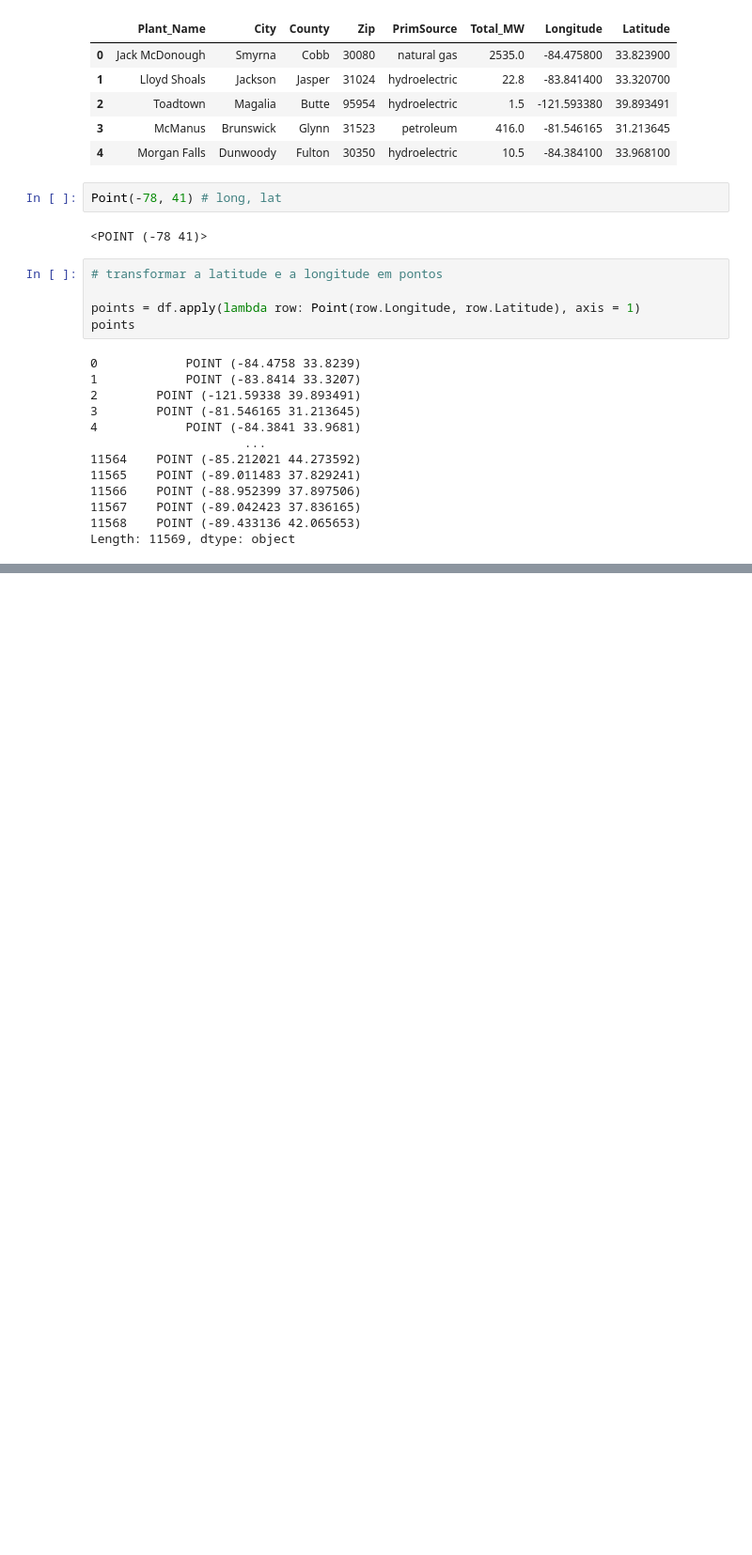
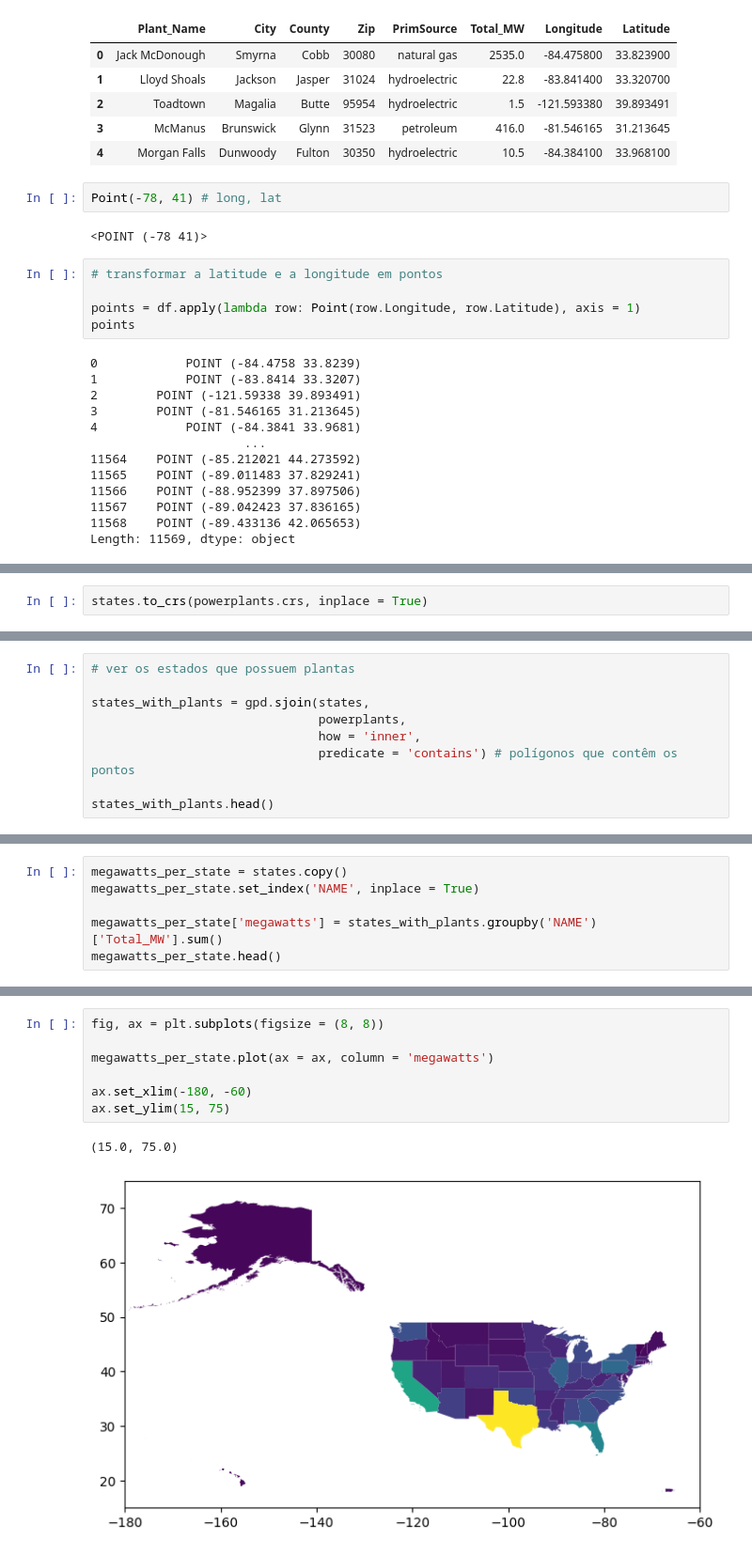
Before and after one commit to leticiafaria7/tools-functions, a Jupyter notebook: geopandas/geopandas.ipynb, the cells around one changed output, grey strips where cells are left out. Shown at 94% size. Drawn from its saved outputs; the diff is of its cells as text; blank space fills up the shorter version.

```diff
--- a/geopandas/geopandas.ipynb
+++ b/geopandas/geopandas.ipynb
@@ -153,0 +248,2 @@ powerplants.plot(markersize = 0.5, c = 'black')
+# %%
+states.to_crs(powerplants.crs, inplace = True)
@@ -153,0 +306,9 @@ powerplants.plot(markersize = 0.5, c = 'black')
+# %%
+# ver os estados que possuem plantas
+
+states_with_plants = gpd.sjoin(states,
+                               powerplants,
+                               how = 'inner',
+                               predicate = 'contains') # polígonos que contêm os pontos
+
+states_with_plants.head()
@@ -153,0 +324,6 @@ powerplants.plot(markersize = 0.5, c = 'black')
+# %%
+megawatts_per_state = states.copy()
+megawatts_per_state.set_index('NAME', inplace = True)
+
+megawatts_per_state['megawatts'] = states_with_plants.groupby('NAME')['Total_MW'].sum()
+megawatts_per_state.head()
@@ -153,0 +338,10 @@ powerplants.plot(markersize = 0.5, c = 'black')
+# %%
+fig, ax = plt.subplots(figsize = (8, 8))
+
+megawatts_per_state.plot(ax = ax, column = 'megawatts')
+
+ax.set_xlim(-180, -60)
+ax.set_ylim(15, 75)
+# %% [output]
+(15.0, 75.0)
+[figure, added]
```
Also changed, not shown: parts of 19 cells of this notebook.
